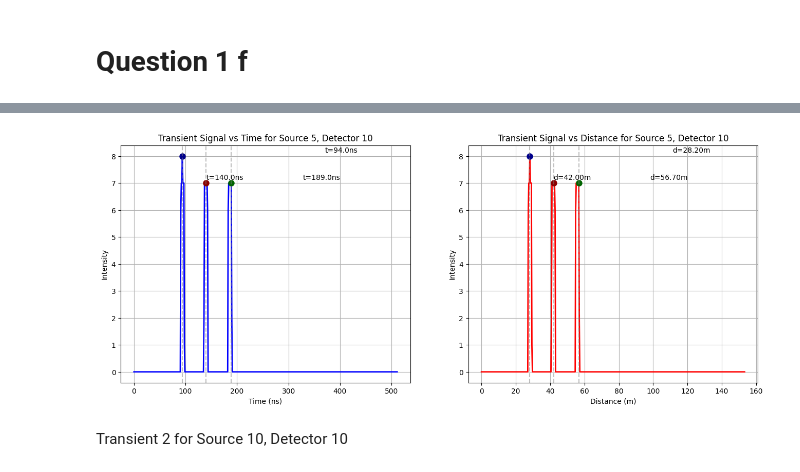
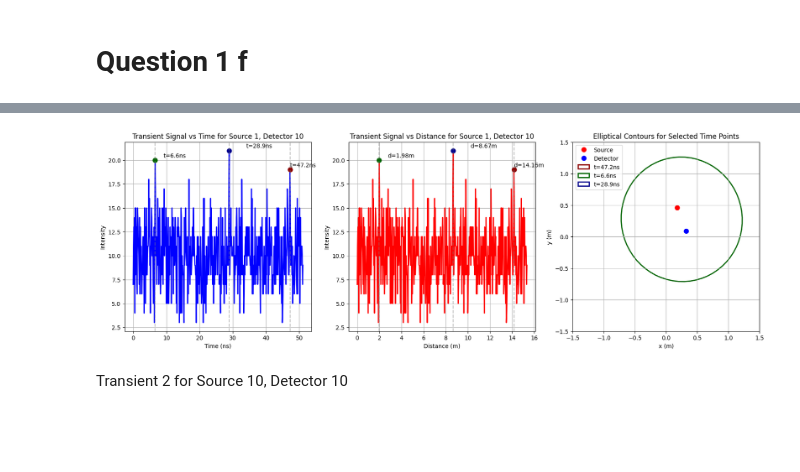
Before and after one commit to qiwen98/IntroToImagingScience, a Jupyter notebook: assignment_5/part_2.ipynb, the cells around one changed output, grey strips where cells are left out. Cells and saved outputs as stored; diff of their text form; code cells hidden in the pictures; blank space fills up the shorter version.

```diff
--- a/assignment_5/part_2.ipynb
+++ b/assignment_5/part_2.ipynb
@@ -34,7 +36,7 @@ tpsf shape -> time-resolved histograms of photon arrivals (transients):
 import numpy as np
 import matplotlib.pyplot as plt
 
-def reconstruct_nlos_image(source_detector_pairs, tpsf, light_speed, grid_size=256, x_max=1.5):
+def reconstruct_nlos_image(source_detector_pairs, tpsf, light_speed, bin_width, grid_size=256, x_max=1.5):
     """
     Reconstruct NLOS image using elliptical backprojection
 
@@ -59,8 +61,8 @@ def reconstruct_nlos_image(source_detector_pairs, tpsf, light_speed, grid_size=2
     # Define epsilon threshold (1-2 cm)
     epsilon = 0.015  # 1.5 cm threshold
 
+
     num_sources, num_detectors, num_time_bins = tpsf.shape
-    time_resolution = 1e-9  # Assuming 1 ns time resolution, adjust as needed
 
     # For each source-detector pair and time bin
     for s in range(num_sources):
@@ -81,8 +83,9 @@ def reconstruct_nlos_image(source_detector_pairs, tpsf, light_speed, grid_size=2
                 if tpsf[s, d, t] <= 0:
                     continue
 
+                t *= bin_width[0,0]
                 # Calculate the expected path length for this time bin
-                expected_path_length = light_speed[0, 0] * t * time_resolution
+                expected_path_length = light_speed[0, 0] * t
 
                 # Find grid points where the difference between total path length and expected path length is within epsilon
                 # This exactly implements: if abs(dist(x, y) - c*t) < epsilon
@@ -105,6 +108,7 @@ if __name__ == "__main__":
         source_detector_pairs=source_detector_pairs,
         tpsf=tpsf,
         light_speed=light_speed,
+        bin_width= bin_width,
         grid_size=256,
         x_max=1.5
     )
@@ -238,7 +244,7 @@ from matplotlib.patches import Ellipse
 
 def plot_transient_and_ellipses(source_detector_pairs, tpsf, light_speed, s_idx, d_idx, grid_size=256, x_max=1.5):
     """
-    Plot a transient signal with separate time and distance x-axes
+    Plot a transient signal with separate time and distance x-axes, and elliptical contours
 
     Args:
         source_detector_pairs: Array of shape (num_sources, num_detectors, 4) containing [rs_x, rs_y, rd_x, rd_y]
@@ -250,7 +256,7 @@ def plot_transient_and_ellipses(source_detector_pairs, tpsf, light_speed, s_idx,
         x_max: Half-width of the reconstruction region in meters
     """
     c = light_speed[0, 0]  # Speed of light
-    time_resolution = 1e-9  # Assuming 1 ns time resolution
+    time_resolution = 1e-10  # Assuming 1 ns time resolution
     epsilon = 0.015  # 1.5 cm threshold
 
     # Get the transient for the selected source-detector pair
@@ -265,8 +271,8 @@ def plot_transient_and_ellipses(source_detector_pairs, tpsf, light_speed, s_idx,
     time_axis_ns = time_axis * 1e9  # convert to nanoseconds for display
     dist_axis = time_axis * c  # in meters (distance = c * t)
 
-    # Create figure with 2 subplots side by side
-    fig, (ax1, ax2) = plt.subplots(1, 2, figsize=(16, 6))
+    # Create figure with 3 subplots side by side
+    fig, (ax1, ax2, ax3) = plt.subplots(1, 3, figsize=(20, 6))
 
     # Plot 1: Intensity vs Time
     ax1.plot(time_axis_ns, transient, 'b-', linewidth=2)
@@ -282,7 +288,7 @@ def plot_transient_and_ellipses(source_detector_pairs, tpsf, light_speed, s_idx,
     ax2.set_title(f'Transient Signal vs Distance for Source {s_idx}, Detector {d_idx}')
     ax2.grid(True)
 
-    # Find peaks in the transient for highlighting - still using top 3 for clarity
+    # Find peaks in the transient for highlighting - using top 3 for clarity
     peak_indices = np.argsort(transient)[-3:]
 
     # Mark peaks on both plots
@@ -292,48 +298,82 @@ def plot_transient_and_ellipses(source_detector_pairs, tpsf, light_speed, s_idx,
         ax1.plot(time_axis_ns[t_idx], transient[t_idx], 'o', color=colors[i], markersize=8)
         ax1.annotate(f't={time_axis_ns[t_idx]:.1f}ns',
                     (time_axis_ns[t_idx], transient[t_idx]),
-                    xytext=(10*i*10, 5), textcoords='offset points')
+                    xytext=(15*i, 5), textcoords='offset points')
 
         # Plot 2: Mark corresponding peak on distance plot at the same index
-        # This is correct because there's a 1:1 correspondence between time and distance
         ax2.plot(dist_axis[t_idx], transient[t_idx], 'o', color=colors[i], markersize=8)
         ax2.annotate(f'd={dist_axis[t_idx]:.2f}m',
                     (dist_axis[t_idx], transient[t_idx]),
-                    xytext=(10*i*10, 5), textcoords='offset points')
+                    xytext=(15*i, 5), textcoords='offset points')
 
     # Add vertical lines to show correspondence between the same points on both plots
     for t_idx in peak_indices:
         ax1.axvline(x=time_axis_ns[t_idx], color='gray', linestyle='--', alpha=0.5)
         ax2.axvline(x=dist_axis[t_idx], color='gray', linestyle='--', alpha=0.5)
 
+    # Setup the ellipse visualization subplot
+    ax3.set_xlim(-x_max, x_max)
+    ax3.set_ylim(-x_max, x_max)
+    ax3.set_xlabel('x (m)')
+    ax3.set_ylabel('y (m)')
+    ax3.set_title('Elliptical Contours for Selected Time Points')
+    ax3.grid(True)
+
+    # Plot source and detector positions
+    ax3.plot(rs_x, rs_y, 'ro', markersize=8, label='Source')
+    ax3.plot(rd_x, rd_y, 'bo', markersize=8, label='Detector')
+
+    # For each peak, draw the corresponding ellipse
+    for i, t_idx in enumerate(peak_indices):
+        # Calculate the semi-major axis (half the total path length)
+        path_length = c * time_axis[t_idx]  # total path length
+        semi_major_axis = path_length / 2
+
+        # Calculate distance between source and detector
+        source_detector_distance = np.sqrt((rd_x - rs_x)**2 + (rd_y - rs_y)**2)
+
+        # Calculate semi-minor axis using the ellipse formula
+        # c^2 = a^2 - b^2 where c is half the distance between foci
+        semi_minor_axis = np.sqrt(max(0, semi_major_axis**2 - (source_detector_distance/2)**2))
+
+        # Calculate center position (midpoint between source and detector)
+        center_x = (rs_x + rd_x) / 2
+        center_y = (rs_y + rd_y) / 2
+
+        # Calculate angle of rotation (angle of the line connecting source and detector)
+        angle = np.degrees(np.arctan2(rd_y - rs_y, rd_x - rs_x))
+
+        # Create and add the ellipse to the plot
+        ellipse = Ellipse(xy=(center_x, center_y),
+                          width=2*semi_major_axis,
+                          height=2*semi_minor_axis,
+                          angle=angle,
+                          fill=False,
+                          edgecolor=colors[i],
+                          linewidth=2,
+                          label=f't={time_axis_ns[t_idx]:.1f}ns')
+        ax3.add_patch(ellipse)
+
+    ax3.legend()
     # plt.tight_layout()
     plt.show()
 
     return fig
 
 # Main execution
 if __name__ == "__main__":
     # Plot transients for two different source-detector pairs
 
     # First pair
     fig1 = plot_transient_and_ellipses(
         source_detector_pairs=source_detector_pairs,
         tpsf=tpsf,
         light_speed=light_speed,
-        s_idx=5,  # Using source index 5
+        s_idx=1,  # Using source index 1
         d_idx=10  # Using detector index 10
     )
-
-    # # Second pair
-    # fig2 = plot_transient_and_ellipses(
-    #     source_detector_pairs=source_detector_pairs,
-    #     tpsf=tpsf,
-    #     light_speed=light_speed,
-    #     s_idx=1,  # Using source index 15
-    #     d_idx=10  # Using detector index 20
-    # )
 # %% [output]
-[figure, old version]
+[figure, new version]
 # %% [markdown]
 Transient 2 for Source 10, Detector 10
 # %%
```
Also changed, not shown: parts of 11 cells of this notebook, 10 other files.
